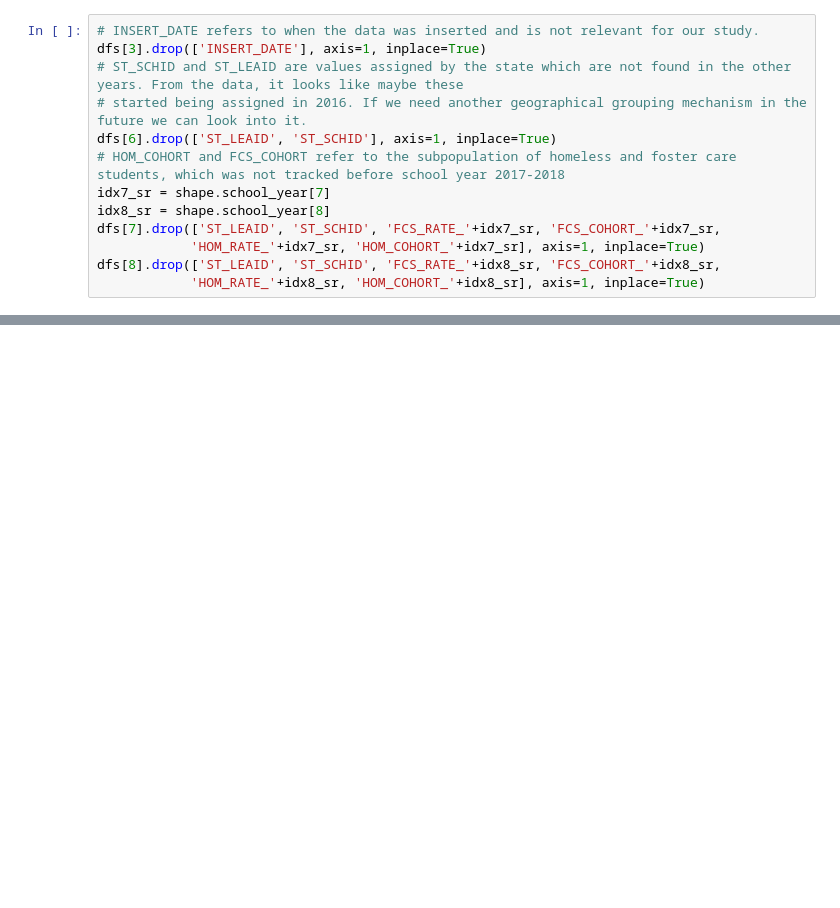
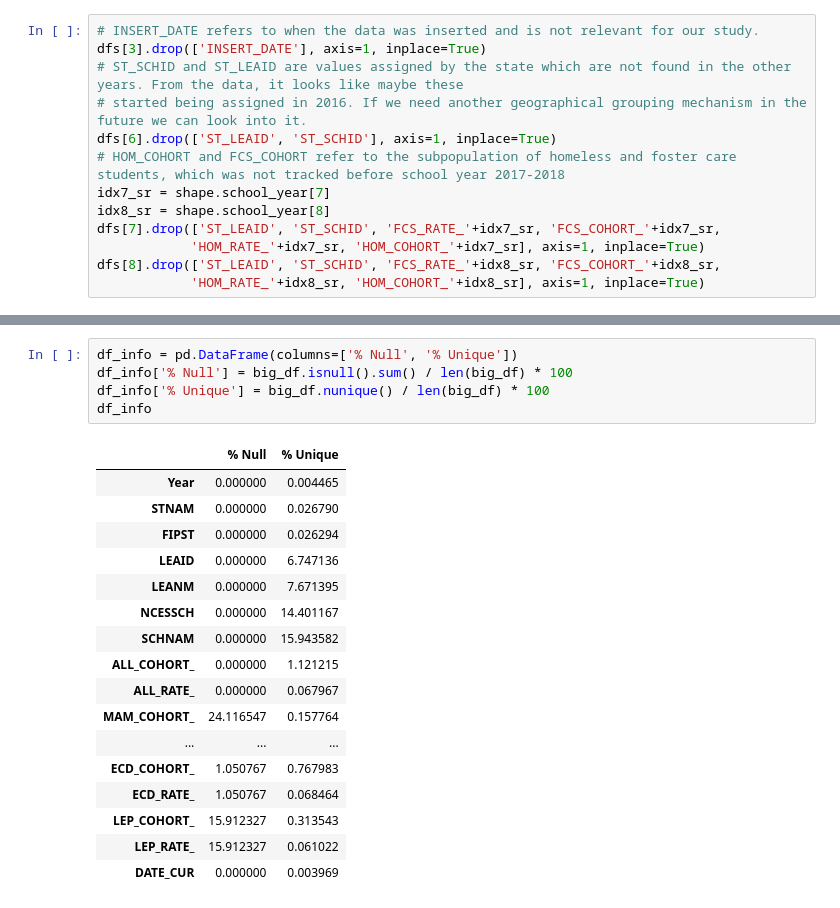
Before and after one commit to georgetown-analytics/student-outcomes, a Jupyter notebook: notebooks/EDA_graduation_rate.ipynb, the cells around one changed output, grey strips where cells are left out. Cells and saved outputs as stored; diff of their text form; blank space fills up the shorter version.

```diff
--- a/notebooks/EDA_graduation_rate.ipynb
+++ b/notebooks/EDA_graduation_rate.ipynb
@@ -121,0 +136,23 @@ big_df.head(n=3)
+# %%
+df_info = pd.DataFrame(columns=['% Null', '% Unique'])
+df_info['% Null'] = big_df.isnull().sum() / len(big_df) * 100
+df_info['% Unique'] = big_df.nunique() / len(big_df) * 100
+df_info
+# %% [output]
+|  | % Null | % Unique |
+| Year | 0.000000 | 0.004465 |
+| STNAM | 0.000000 | 0.026790 |
+| FIPST | 0.000000 | 0.026294 |
+| LEAID | 0.000000 | 6.747136 |
+| LEANM | 0.000000 | 7.671395 |
+| NCESSCH | 0.000000 | 14.401167 |
+| SCHNAM | 0.000000 | 15.943582 |
+| ALL_COHORT_ | 0.000000 | 1.121215 |
+| ALL_RATE_ | 0.000000 | 0.067967 |
+| MAM_COHORT_ | 24.116547 | 0.157764 |
+| ... | ... | ... |
+| ECD_COHORT_ | 1.050767 | 0.767983 |
+| ECD_RATE_ | 1.050767 | 0.068464 |
+| LEP_COHORT_ | 15.912327 | 0.313543 |
+| LEP_RATE_ | 15.912327 | 0.061022 |
+| DATE_CUR | 0.000000 | 0.003969 |
```
Also changed, not shown: parts of 16 cells of this notebook, 2 other files.
